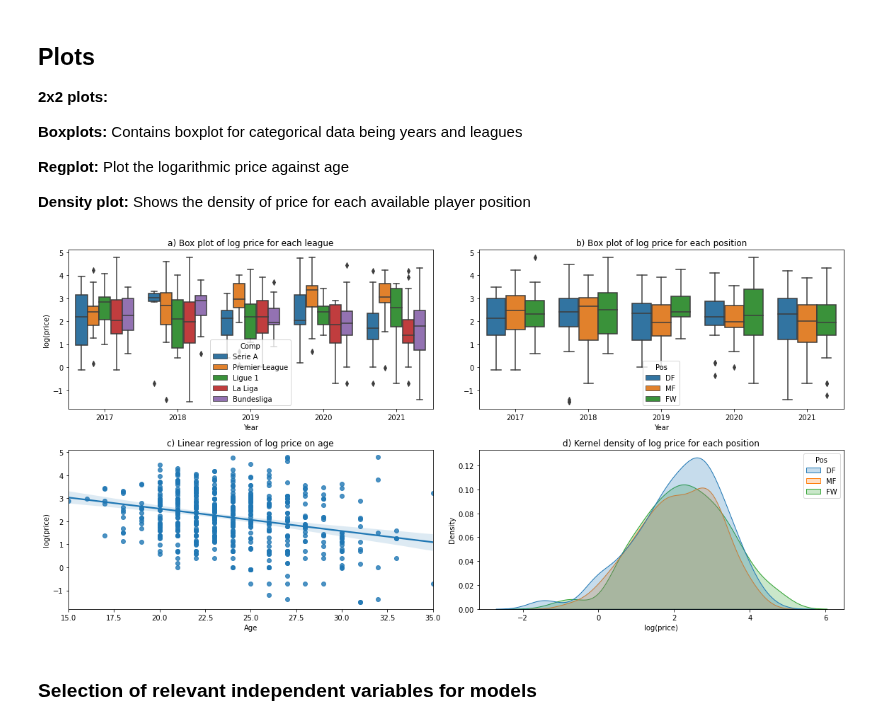
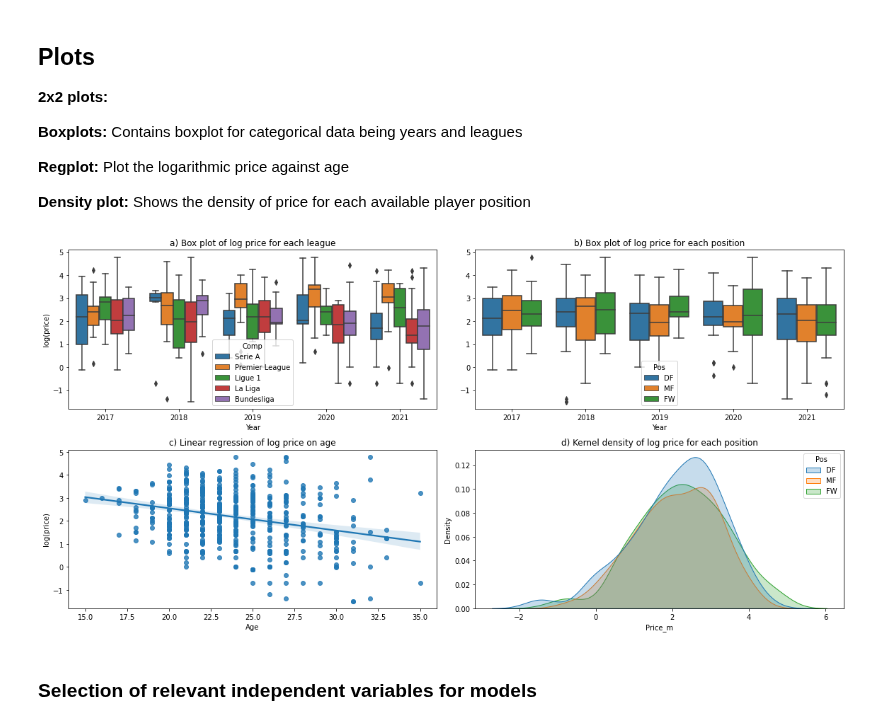
Before and after one commit to mathiasbindseil/three_drengz, a Jupyter notebook: ISDS - Kopi.ipynb, the cells around one changed output. Drawn from its saved outputs; the diff is of its cells as text; code cells hidden in the pictures.

```diff
--- a/ISDS - Kopi.ipynb
+++ b/ISDS - Kopi.ipynb
@@ -392,39 +398,40 @@ import pandas as pd
 # sns.set_theme(style="white")
 
 # Data cleaning for copy paste
 new_df=pd.read_csv('Main_df_til_leg_2021.csv')
 new_df['Price_m'] = np.log(new_df['Price_m'])
 # new_df = new_df[new_df.Pos != 'GK']
 
 # new_df['Price (m)'] = new_df['Price'].str.replace(',','').astype(float)
 # new_df['Price (m)'] = (new_df['Price (m)'] > 500) * new_df['Price (m)'] * 1/1000000 + (new_df['Price (m)'] <= 500) * new_df['Price (m)']
 
 # Define plot
 f,ax = plt.subplots(2,2, figsize=(16,8))
 
 # First row
 sns.boxplot(x='Year', y='Price_m', data=new_df, hue="Comp", ax=ax[0, 0]).set( xlabel = "Year", ylabel = "log(price)")
 ax[0,0].set_title('a) Box plot of log price for each league')
 sns.boxplot(x='Year', y='Price_m', data=new_df, hue="Pos", ax=ax[0, 1]).set( xlabel = "Year", ylabel = "") # second box plot
 ax[0,1].set_title('b) Box plot of log price for each position')
 # Second row
 sns.regplot(x='Age', y='Price_m', data=new_df, ax=ax[1, 0]).set( xlabel = "Age", ylabel = "log(price)") #Linear regression
 ax[1,0].set_title('c) Linear regression of log price on age')
-sns.kdeplot(x=new_df['Price_m'], data=new_df, hue="Pos",shade=True, ax=ax[1,1]).set(title = 'd) Kernel density of log price for each position', xlabel = 'log(price)') # Kernel plot
+sns.kdeplot(x=new_df['Price_m'], data=new_df, hue="Pos",shade=True, ax=ax[1,1]) # Kernel plot
+ax[1,1].set_title('d) Kernel density of log price for each position')
 f.tight_layout()
 
 
 # sns.regplot(x='G-PK', y='Price_m', data=new_df, ax=ax[1, 1]).set( xlabel = "Goals minus penalty kicks", ylabel = "")
 
 
 # # Create path to save figure
-fp_figs = Path.cwd() / 'figs'
+# fp_figs = Path.cwd() / 'figs'
 # # Use the Path object to actually create the subfolder
-Path.mkdir(fp_figs, exist_ok=True)
-# Export for paper
-plt.savefig('figs/pic1.png')
+# Path.mkdir(fp_figs, exist_ok=True)
+# # Export for paper
+# plt.savefig('figs/pic2.png')
 # %% [output]
-[figure, old version]
+[figure, new version]
 # %%
 new_df.to_csv('sdgsgs.csv')
 # %% [markdown]
```
Also changed, not shown: parts of 12 cells of this notebook, 1 other file.
